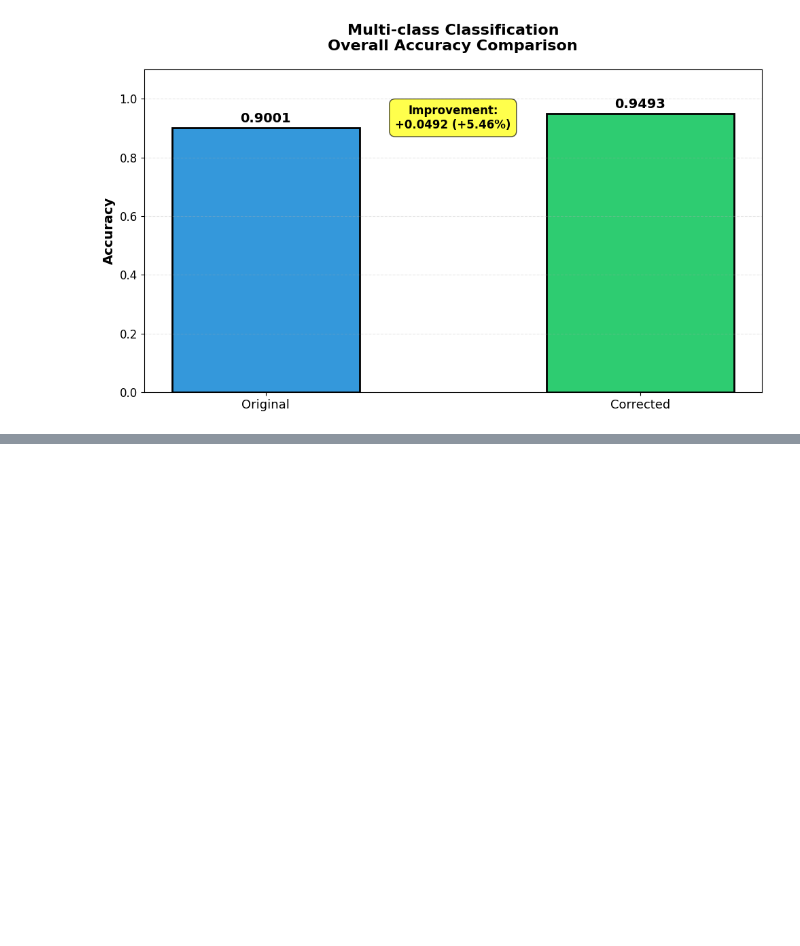
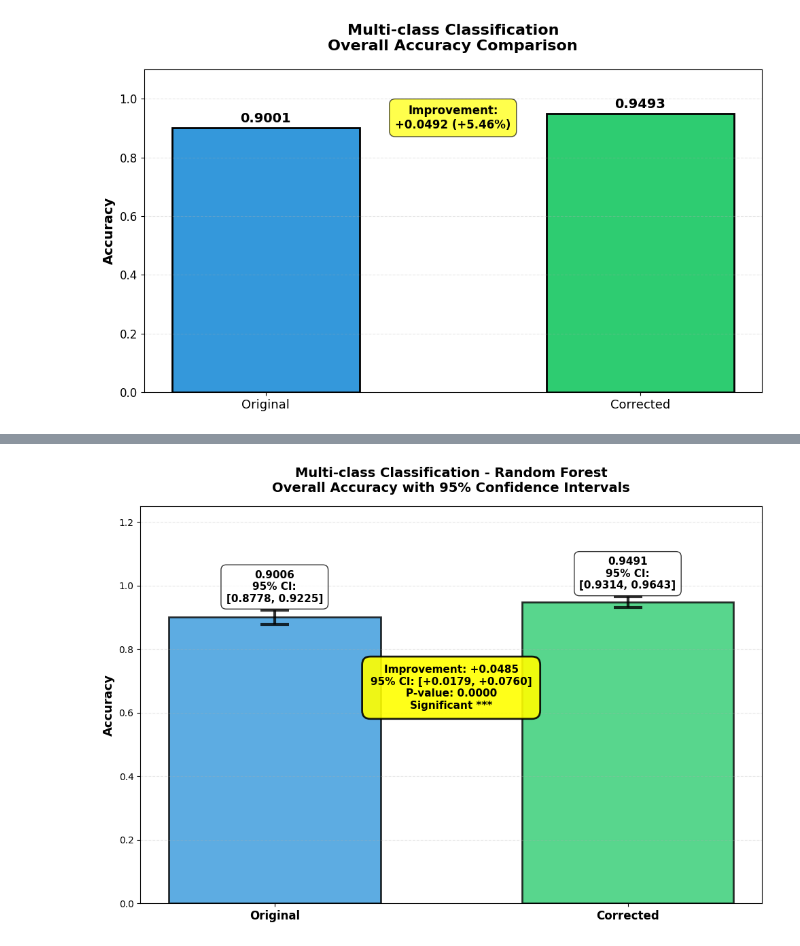
Before and after one commit to AntoniLenart/Engineering-Thesis, a Jupyter notebook: ml/random_forest_multiple_attacks.ipynb, the cells around one changed output, grey strips where cells are left out. Drawn from its saved outputs; the diff is of its cells as text; code cells hidden in the pictures; blank space fills up the shorter version.

```diff
--- a/ml/random_forest_multiple_attacks.ipynb
+++ b/ml/random_forest_multiple_attacks.ipynb
@@ -785,0 +1405,91 @@ results_corr_bin['feature_importance'].to_csv('random_forest_results/feature_imp
+# %%
+# Visualization 3: Overall Accuracy with 95% CI (Multi-class)
+
+# Calculate confidence intervals for multi-class accuracy
+# Original dataset
+acc_orig_mean, acc_orig_lower, acc_orig_upper = bootstrap_metric(
+    results_orig_multi['y_test'],
+    results_orig_multi['y_pred'],
+    accuracy_score,
+    n_iterations=1000
+)
+
+# Corrected dataset
+acc_corr_mean, acc_corr_lower, acc_corr_upper = bootstrap_metric(
+    results_corr_multi['y_test'],
+    results_corr_multi['y_pred'],
+    accuracy_score,
+    n_iterations=1000
+)
+
+# Test significance - CORRECTED VERSION
+diff_multi, ci_low_multi, ci_high_multi, p_val_multi, sig_multi = bootstrap_difference_test(
+    results_orig_multi['y_test'],
+    results_orig_multi['y_pred'],
+    results_corr_multi['y_test'],
+    results_corr_multi['y_pred'],
+    accuracy_score,
+    n_iterations=1000
+)
+
+# Create visualization
+fig, ax = plt.subplots(figsize=(10, 7))
+
+datasets = ['Original', 'Corrected']
+means = [acc_orig_mean, acc_corr_mean]
+lowers = [acc_orig_lower, acc_corr_lower]
+uppers = [acc_orig_upper, acc_corr_upper]
+
+yerr_lower = [means[i] - lowers[i] for i in range(2)]
+yerr_upper = [uppers[i] - means[i] for i in range(2)]
+
+x_pos = np.arange(len(datasets))
+
+bars = ax.bar(x_pos, means,
+              color=[color_original, color_corrected],
+              edgecolor='black', linewidth=2, alpha=0.8, width=0.6)
+
+ax.errorbar(x_pos, means,
+            yerr=[yerr_lower, yerr_upper],
+            fmt='none', ecolor='black', capsize=15,
+            capthick=3, linewidth=3, alpha=0.8)
+
+# Add value labels with CI
+for i, (bar, mean, lower, upper) in enumerate(zip(bars, means, lowers, uppers)):
+    ax.text(bar.get_x() + bar.get_width()/2., bar.get_height() + yerr_upper[i] + 0.02,
+            f'{mean:.4f}\n95% CI:\n[{lower:.4f}, {upper:.4f}]',
+            ha='center', va='bottom', fontsize=11, fontweight='bold',
+            bbox=dict(boxstyle='round,pad=0.5', facecolor='white',
+                     edgecolor='black', alpha=0.8))
+
+# Add improvement annotation
+improvement_text = (f'Improvement: {diff_multi:+.4f}\n'
+                   f'95% CI: [{ci_low_multi:+.4f}, {ci_high_multi:+.4f}]\n'
+                   f'P-value: {p_val_multi:.4f}\n'
+                   f'{"Significant ***" if sig_multi else "Not Significant"}')
+
+ax.text(0.5, min(means) - 0.15, improvement_text,
+        ha='center', va='top', fontsize=11, fontweight='bold',
+        bbox=dict(boxstyle='round,pad=0.8',
+                 facecolor='yellow' if sig_multi else 'lightgray',
+                 edgecolor='black', linewidth=2, alpha=0.9))
+
+ax.set_ylabel('Accuracy', fontsize=13, fontweight='bold')
+ax.set_title('Multi-class Classification - Random Forest\nOverall Accuracy with 95% Confidence Intervals',
+             fontsize=14, fontweight='bold', pad=15)
+ax.set_xticks(x_pos)
+ax.set_xticklabels(datasets, fontsize=12, fontweight='bold')
+ax.set_ylim(0, 1.25)
+ax.grid(True, alpha=0.3, axis='y', linestyle='--')
+
+plt.tight_layout()
+plt.savefig('random_forest_results/multiclass_accuracy_with_95ci.png',
+            dpi=300, bbox_inches='tight')
+plt.show()
+
+print(f"\nOriginal Accuracy:  {acc_orig_mean:.4f} [95% CI: {acc_orig_lower:.4f}, {acc_orig_upper:.4f}]")
+print(f"Corrected Accuracy: {acc_corr_mean:.4f} [95% CI: {acc_corr_lower:.4f}, {acc_corr_upper:.4f}]")
+print(f"Improvement: {diff_multi:+.4f} [95% CI: {ci_low_multi:+.4f}, {ci_high_multi:+.4f}]")
+print(f"P-value: {p_val_multi:.4f} {'***' if sig_multi else 'n.s.'}")
+# %% [output]
+[figure, added]
```
Also changed, not shown: parts of 18 cells of this notebook.
